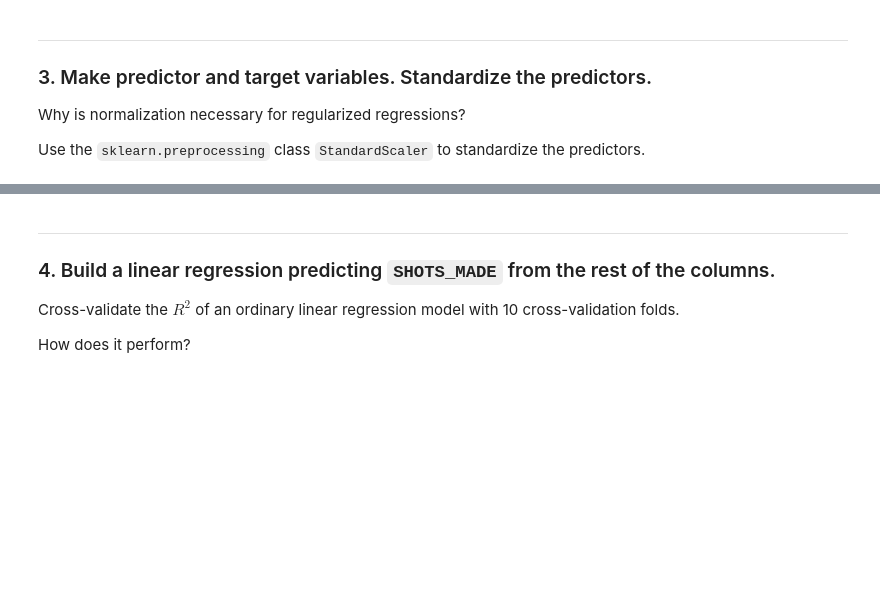
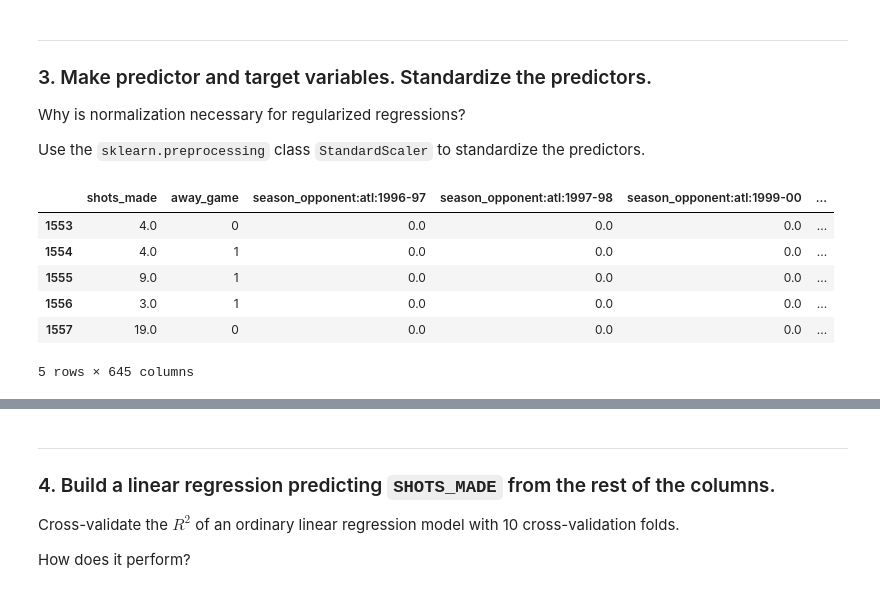
Before and after one commit to jasonjklim/Kobe_shot, a Jupyter notebook: kobe-shots-made-regularization-lab.ipynb, the cells around one changed output, grey strips where cells are left out. Saved outputs shown, nothing was run; the diff lists cells and outputs as text; code cells hidden in the pictures; blank space fills up the shorter version.

```diff
--- a/kobe-shots-made-regularization-lab.ipynb
+++ b/kobe-shots-made-regularization-lab.ipynb
@@ -55,0 +81,13 @@ Use the `sklearn.preprocessing` class `StandardScaler` to standardize the predic
+# %%
+# A:
+kobe.columns = [x.lower() for x in kobe.columns]
+# %%
+kobe.tail()
+# %% [output]
+|  | shots_made | away_game | season_opponent:atl:1996-97 | season_opponent:atl:1997-98 | season_opponent:atl:1999-00 | ... |
+| 1553 | 4.0 | 0 | 0.0 | 0.0 | 0.0 | ... |
+| 1554 | 4.0 | 1 | 0.0 | 0.0 | 0.0 | ... |
+| 1555 | 9.0 | 1 | 0.0 | 0.0 | 0.0 | ... |
+| 1556 | 3.0 | 1 | 0.0 | 0.0 | 0.0 | ... |
+| 1557 | 19.0 | 0 | 0.0 | 0.0 | 0.0 | ... |
+5 rows × 645 columns
```
Also changed, not shown: parts of 51 cells of this notebook.
